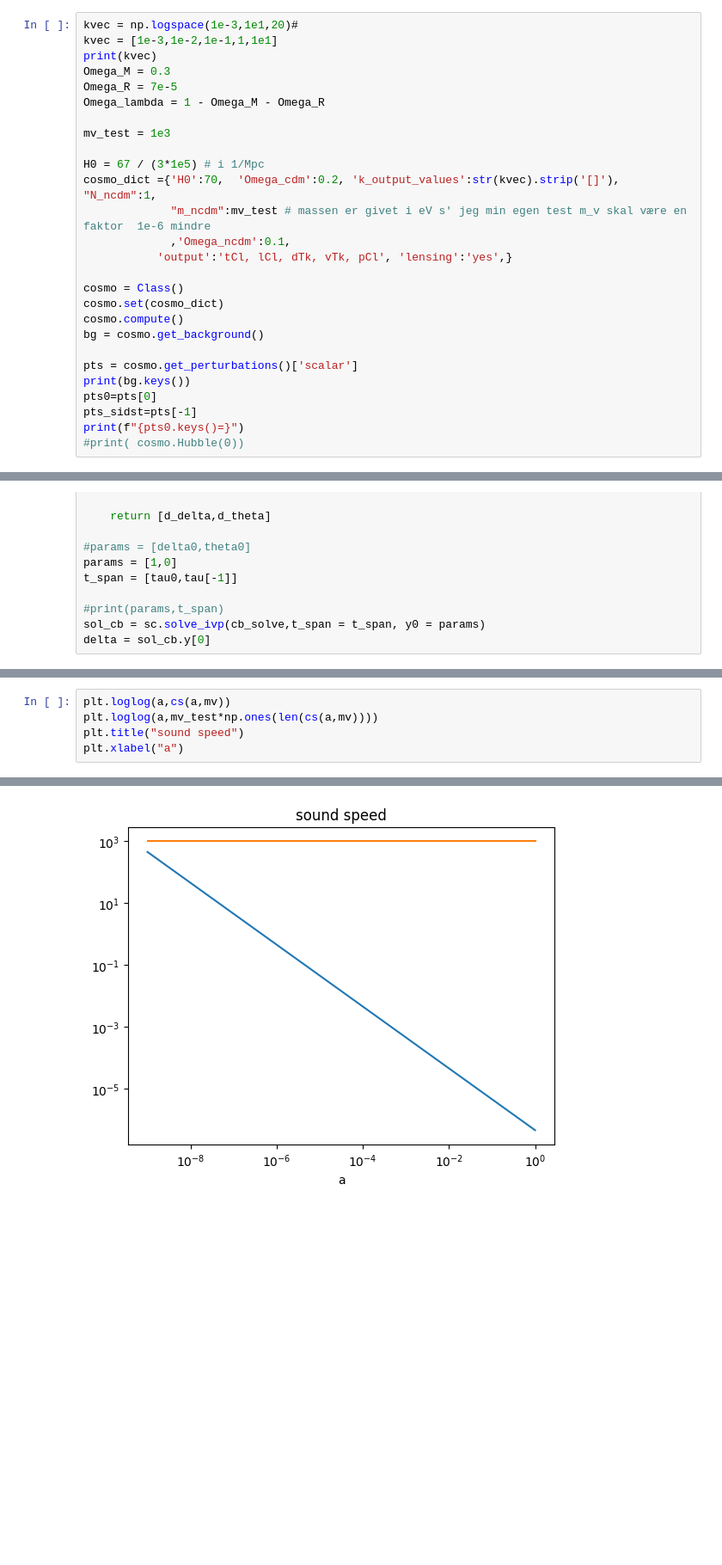
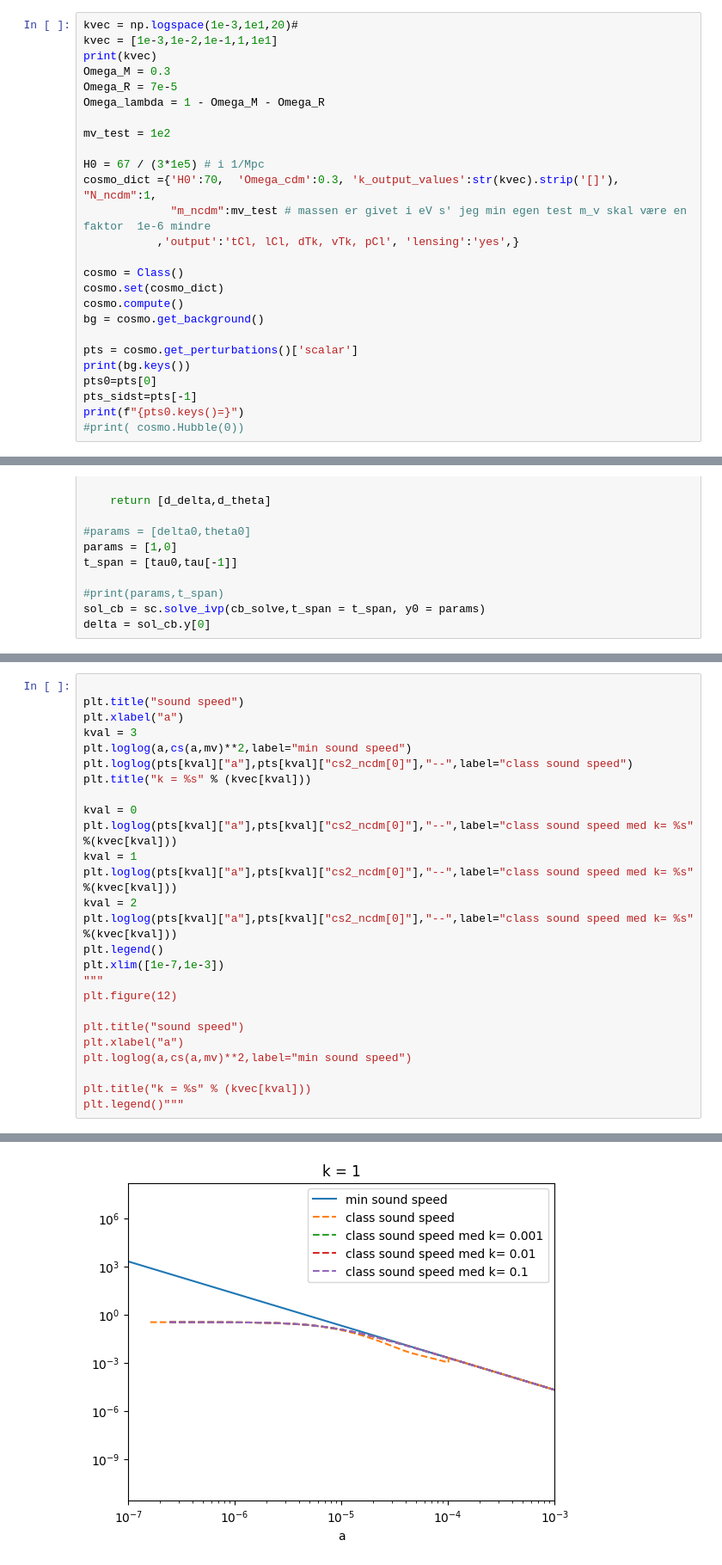
Before and after one commit to eriksteenberg/Power-spectrum-Test, a Jupyter notebook: cdm_cs_simulering.ipynb, the cells around one changed output, grey strips where cells are left out. Shown at 86% size. Drawn from its saved outputs; the diff is of its cells as text; blank space fills up the shorter version.

```diff
--- a/cdm_cs_simulering.ipynb
+++ b/cdm_cs_simulering.ipynb
@@ -14,13 +14,12 @@ Omega_M = 0.3
 Omega_R = 7e-5
 Omega_lambda = 1 - Omega_M - Omega_R
 
-mv_test = 1e3
+mv_test = 1e2
 
 H0 = 67 / (3*1e5) # i 1/Mpc
-cosmo_dict ={'H0':70,  'Omega_cdm':0.2, 'k_output_values':str(kvec).strip('[]'), "N_ncdm":1,
+cosmo_dict ={'H0':70,  'Omega_cdm':0.3, 'k_output_values':str(kvec).strip('[]'), "N_ncdm":1,
              "m_ncdm":mv_test # massen er givet i eV s' jeg min egen test m_v skal være en faktor  1e-6 mindre
-             ,'Omega_ncdm':0.1,
-           'output':'tCl, lCl, dTk, vTk, pCl', 'lensing':'yes',}
+           ,'output':'tCl, lCl, dTk, vTk, pCl', 'lensing':'yes',}
 
 cosmo = Class()
 cosmo.set(cosmo_dict)
@@ -235,6 +267,27 @@ plt.legend()
 # %%
-plt.loglog(a,cs(a,mv))
-plt.loglog(a,mv_test*np.ones(len(cs(a,mv))))
+
 plt.title("sound speed")
 plt.xlabel("a")
+kval = 3
+plt.loglog(a,cs(a,mv)**2,label="min sound speed")
+plt.loglog(pts[kval]["a"],pts[kval]["cs2_ncdm[0]"],"--",label="class sound speed")
+plt.title("k = %s" % (kvec[kval]))
+
+kval = 0
+plt.loglog(pts[kval]["a"],pts[kval]["cs2_ncdm[0]"],"--",label="class sound speed med k= %s" %(kvec[kval]))
+kval = 1
+plt.loglog(pts[kval]["a"],pts[kval]["cs2_ncdm[0]"],"--",label="class sound speed med k= %s" %(kvec[kval]))
+kval = 2
+plt.loglog(pts[kval]["a"],pts[kval]["cs2_ncdm[0]"],"--",label="class sound speed med k= %s" %(kvec[kval]))
+plt.legend()
+plt.xlim([1e-7,1e-3])
+"""
+plt.figure(12)
+
+plt.title("sound speed")
+plt.xlabel("a")
+plt.loglog(a,cs(a,mv)**2,label="min sound speed")
+
+plt.title("k = %s" % (kvec[kval]))
+plt.legend()"""
 # %% [output]
@@ -242 +295 @@ Text(0.5, 0, 'a')
-[figure, old version]
+[figure, new version]
```
Also changed, not shown: parts of 12 cells of this notebook.
